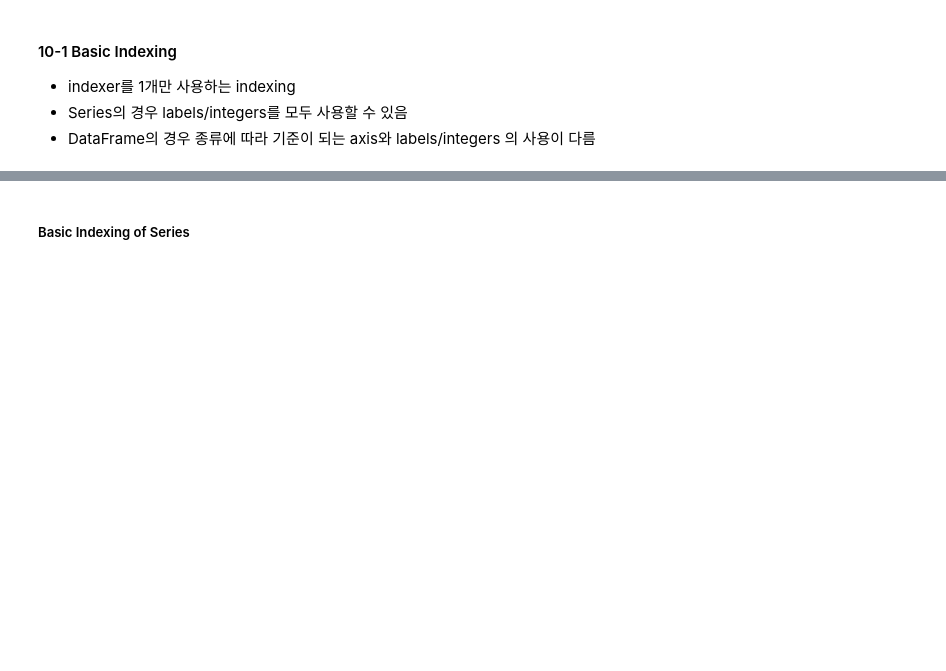
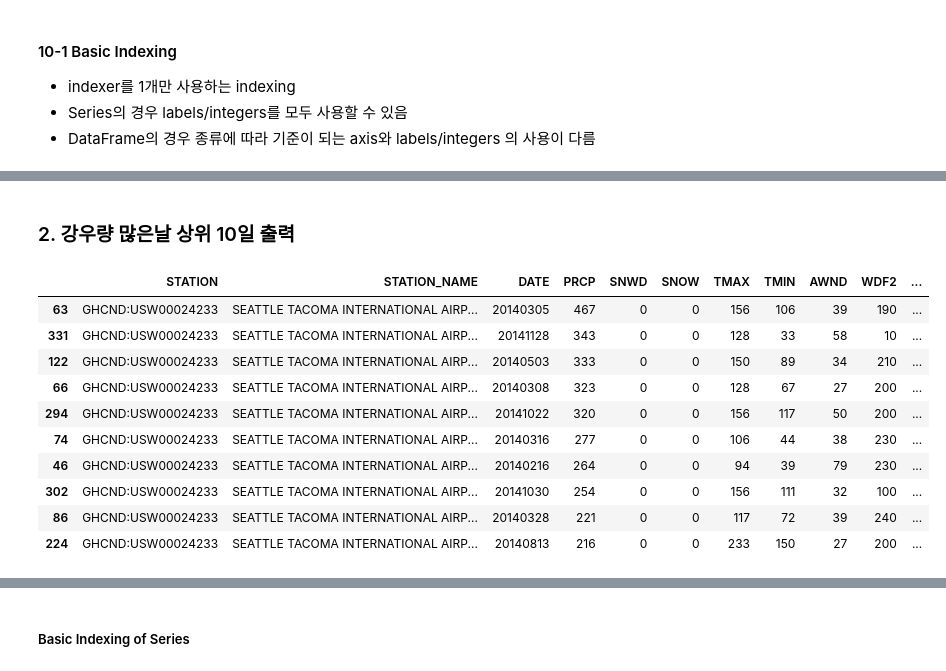
Before and after one commit to PolkaDot31361/mk_python, a Jupyter notebook: 3_Pandas_student2.ipynb, the cells around one changed output, grey strips where cells are left out. Saved outputs shown, nothing was run; the diff lists cells and outputs as text; code cells hidden in the pictures; blank space fills up the shorter version.

```diff
--- a/3_Pandas_student2.ipynb
+++ b/3_Pandas_student2.ipynb
@@ -784,0 +1086,16 @@ test3.sort_index(level = ['부서','성별'], ascending = [False, False])
+# %% [markdown]
+### 2. 강우량 많은날 상위 10일 출력
+# %%
+sea.sort_values(by='PRCP', ascending=False).head(10)
+# %% [output]
+|  | STATION | STATION_NAME | DATE | PRCP | SNWD | SNOW | TMAX | TMIN | AWND | WDF2 | ... |
+| 63 | GHCND:USW00024233 | SEATTLE TACOMA INTERNATIONAL AIRP... | 20140305 | 467 | 0 | 0 | 156 | 106 | 39 | 190 | ... |
+| 331 | GHCND:USW00024233 | SEATTLE TACOMA INTERNATIONAL AIRP... | 20141128 | 343 | 0 | 0 | 128 | 33 | 58 | 10 | ... |
+| 122 | GHCND:USW00024233 | SEATTLE TACOMA INTERNATIONAL AIRP... | 20140503 | 333 | 0 | 0 | 150 | 89 | 34 | 210 | ... |
+| 66 | GHCND:USW00024233 | SEATTLE TACOMA INTERNATIONAL AIRP... | 20140308 | 323 | 0 | 0 | 128 | 67 | 27 | 200 | ... |
+| 294 | GHCND:USW00024233 | SEATTLE TACOMA INTERNATIONAL AIRP... | 20141022 | 320 | 0 | 0 | 156 | 117 | 50 | 200 | ... |
+| 74 | GHCND:USW00024233 | SEATTLE TACOMA INTERNATIONAL AIRP... | 20140316 | 277 | 0 | 0 | 106 | 44 | 38 | 230 | ... |
+| 46 | GHCND:USW00024233 | SEATTLE TACOMA INTERNATIONAL AIRP... | 20140216 | 264 | 0 | 0 | 94 | 39 | 79 | 230 | ... |
+| 302 | GHCND:USW00024233 | SEATTLE TACOMA INTERNATIONAL AIRP... | 20141030 | 254 | 0 | 0 | 156 | 111 | 32 | 100 | ... |
+| 86 | GHCND:USW00024233 | SEATTLE TACOMA INTERNATIONAL AIRP... | 20140328 | 221 | 0 | 0 | 117 | 72 | 39 | 240 | ... |
+| 224 | GHCND:USW00024233 | SEATTLE TACOMA INTERNATIONAL AIRP... | 20140813 | 216 | 0 | 0 | 233 | 150 | 27 | 200 | ... |
```
Also changed, not shown: parts of 36 cells of this notebook, 3 other files.
